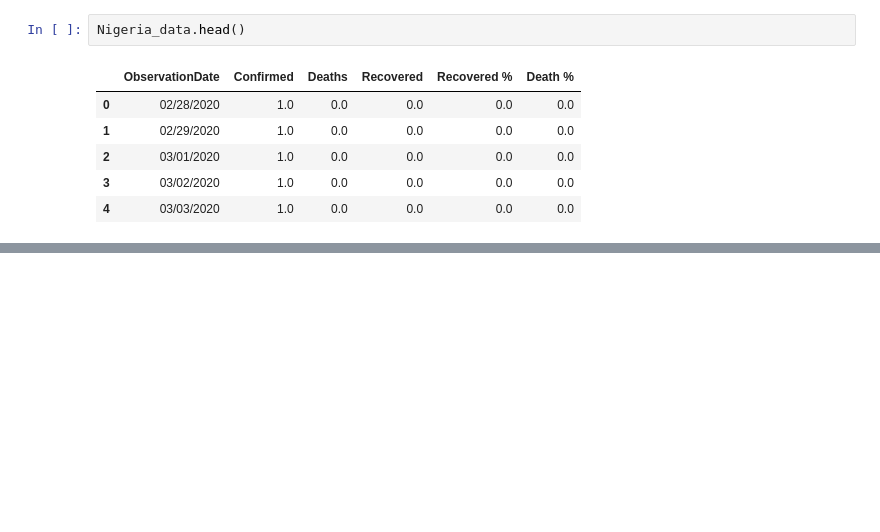
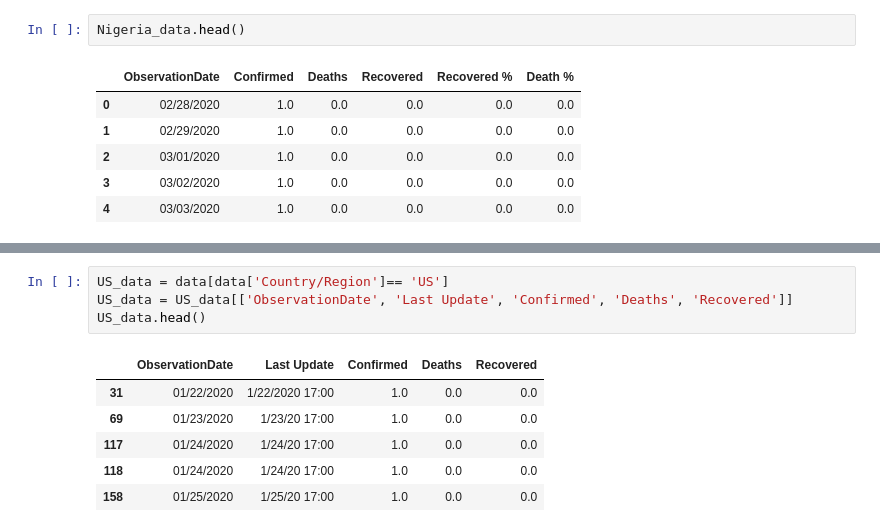
Before and after one commit to Bolaji61/EDA-on-COVID19-Data, a Jupyter notebook: covid19_eda.ipynb, the cells around one changed output, grey strips where cells are left out. Drawn from its saved outputs; the diff is of its cells as text; blank space fills up the shorter version.

Commit message:
US data

```diff
--- a/covid19_eda.ipynb
+++ b/covid19_eda.ipynb
@@ -166,0 +167,11 @@ sns.barplot(Nigeria_data.Confirmed)
+# %%
+US_data = data[data['Country/Region']== 'US']
+US_data = US_data[['ObservationDate', 'Last Update', 'Confirmed', 'Deaths', 'Recovered']]
+US_data.head()
+# %% [output]
+|  | ObservationDate | Last Update | Confirmed | Deaths | Recovered |
+| 31 | 01/22/2020 | 1/22/2020 17:00 | 1.0 | 0.0 | 0.0 |
+| 69 | 01/23/2020 | 1/23/20 17:00 | 1.0 | 0.0 | 0.0 |
+| 117 | 01/24/2020 | 1/24/20 17:00 | 1.0 | 0.0 | 0.0 |
+| 118 | 01/24/2020 | 1/24/20 17:00 | 1.0 | 0.0 | 0.0 |
+| 158 | 01/25/2020 | 1/25/20 17:00 | 1.0 | 0.0 | 0.0 |
```
Also changed, not shown: parts of 2 cells of this notebook.
